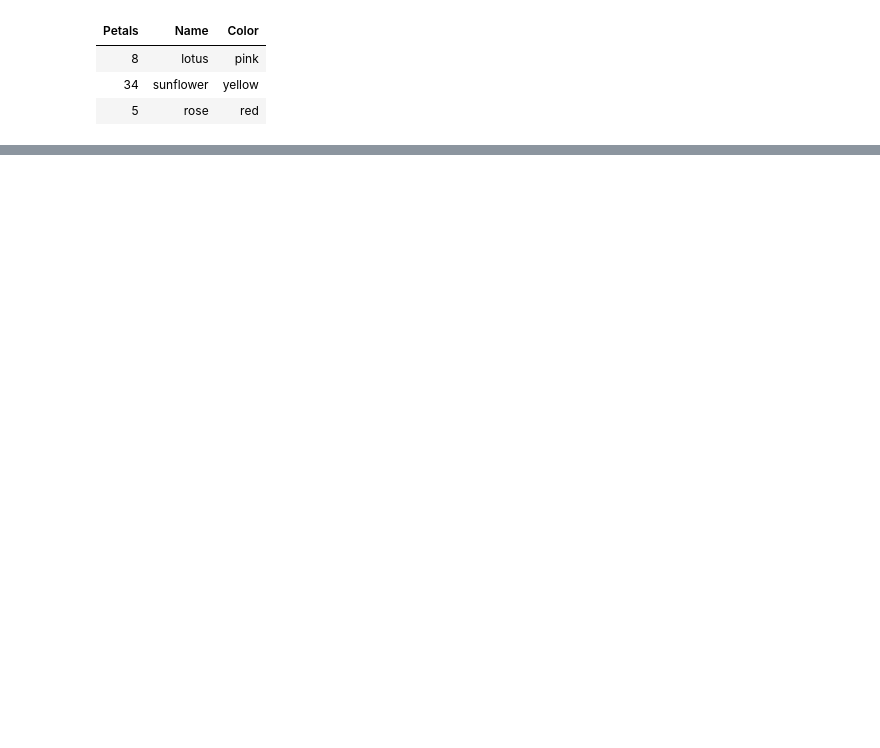
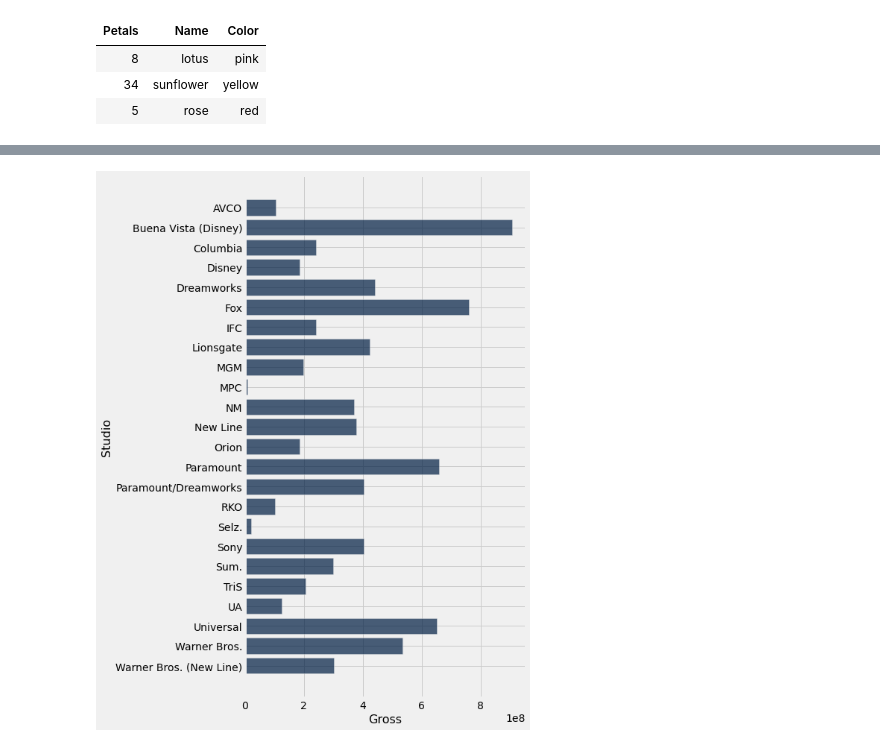
Before and after one commit to wu-olivia-ke/inf1340-programmingfordatascience-fa21, a Jupyter notebook: class-demo.ipynb, the cells around one changed output, grey strips where cells are left out. Drawn from its saved outputs; the diff is of its cells as text; code cells hidden in the pictures; blank space fills up the shorter version.

```diff
--- a/class-demo.ipynb
+++ b/class-demo.ipynb
@@ -127,0 +178,3 @@ flowers
+# %%
+#sorting rows and columns
+movies.sort('Gross', descending=True)
@@ -127,0 +198,2 @@ flowers
+# %%
+sorted_by_gross = movies.sort('Gross', descending=True)
@@ -127,0 +215,2 @@ flowers
+# %%
+sorted_by_gross.sort('Studio', distinct=True)
@@ -127,0 +230,6 @@ flowers
+# %%
+top_per_studio = sorted_by_gross.sort('Studio', distinct=True)
+# %%
+top_per_studio.barh('Studio','Gross')
+# %% [output]
+[figure, added]
```
Also changed, not shown: parts of 17 cells of this notebook, 2 other files.
